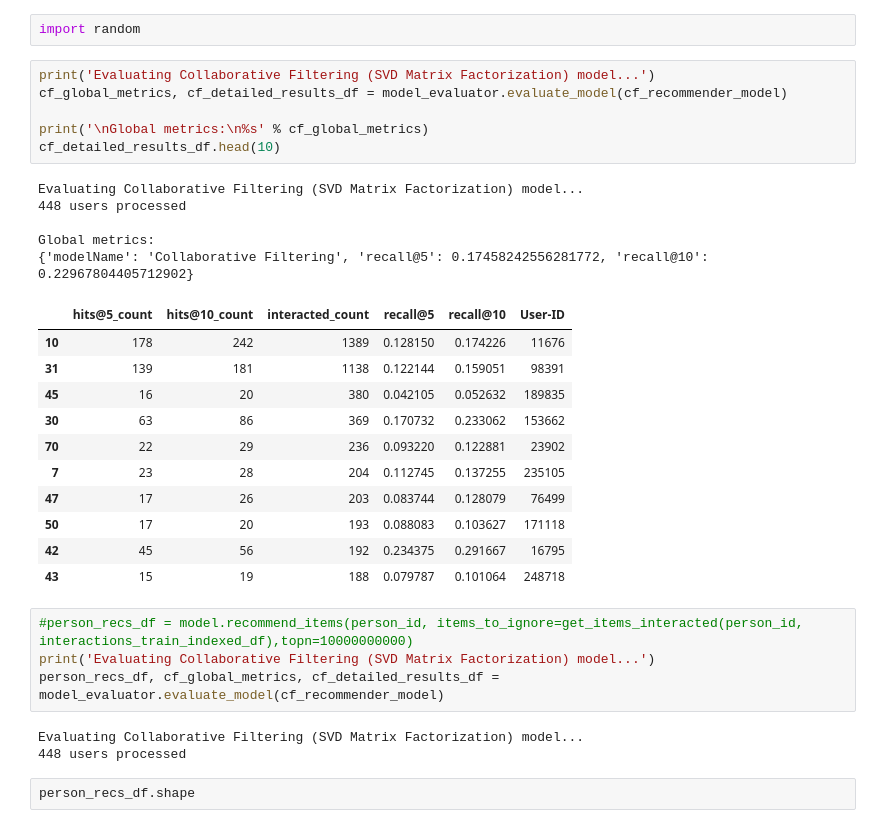
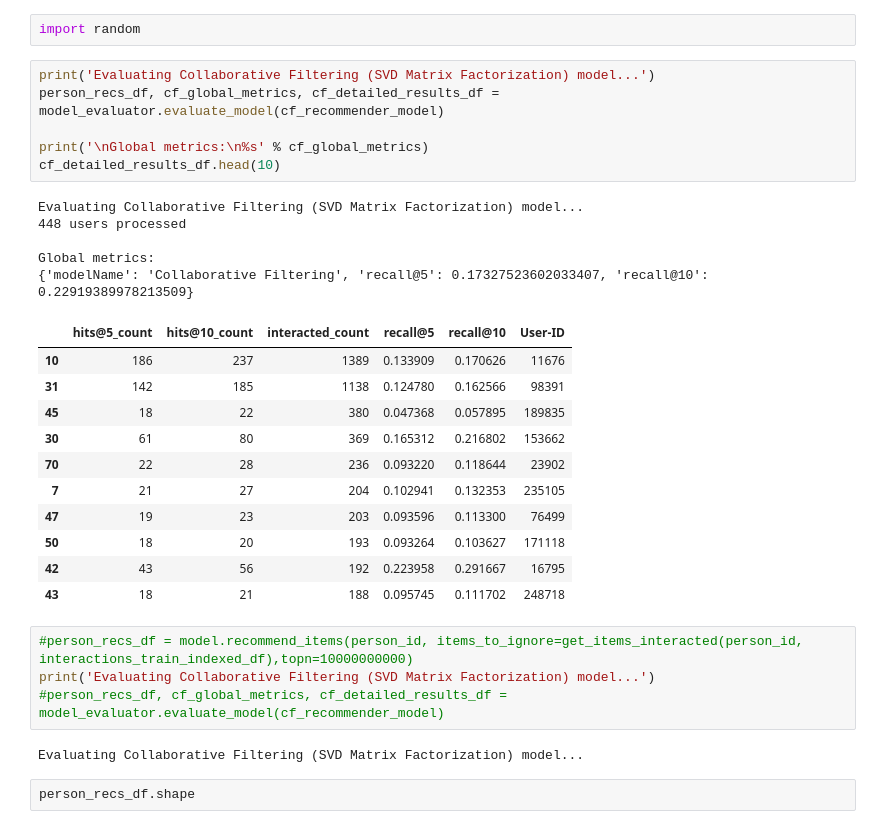
Before and after one commit to Kaizensk/Book-Recommender-System, a Jupyter notebook: ShwetaKumari_Book_Recommendation.ipynb, the cells around one changed output. Drawn from its saved outputs; the diff is of its cells as text.

```diff
--- a/ShwetaKumari_Book_Recommendation.ipynb
+++ b/ShwetaKumari_Book_Recommendation.ipynb
@@ -868,34 +868,33 @@ model_evaluator = ModelEvaluator()
 import random
 # %%
 print('Evaluating Collaborative Filtering (SVD Matrix Factorization) model...')
-cf_global_metrics, cf_detailed_results_df = model_evaluator.evaluate_model(cf_recommender_model)
+person_recs_df, cf_global_metrics, cf_detailed_results_df = model_evaluator.evaluate_model(cf_recommender_model)
 
 print('\nGlobal metrics:\n%s' % cf_global_metrics)
 cf_detailed_results_df.head(10)
 # %% [output]
 Evaluating Collaborative Filtering (SVD Matrix Factorization) model...
 448 users processed
 
 Global metrics:
-{'modelName': 'Collaborative Filtering', 'recall@5': 0.17458242556281772, 'recall@10': 0.22967804405712902}
+{'modelName': 'Collaborative Filtering', 'recall@5': 0.17327523602033407, 'recall@10': 0.22919389978213509}
 |  | hits@5_count | hits@10_count | interacted_count | recall@5 | recall@10 | User-ID |
-| 10 | 178 | 242 | 1389 | 0.128150 | 0.174226 | 11676 |
-| 31 | 139 | 181 | 1138 | 0.122144 | 0.159051 | 98391 |
-| 45 | 16 | 20 | 380 | 0.042105 | 0.052632 | 189835 |
-| 30 | 63 | 86 | 369 | 0.170732 | 0.233062 | 153662 |
-| 70 | 22 | 29 | 236 | 0.093220 | 0.122881 | 23902 |
-| 7 | 23 | 28 | 204 | 0.112745 | 0.137255 | 235105 |
-| 47 | 17 | 26 | 203 | 0.083744 | 0.128079 | 76499 |
-| 50 | 17 | 20 | 193 | 0.088083 | 0.103627 | 171118 |
-| 42 | 45 | 56 | 192 | 0.234375 | 0.291667 | 16795 |
-| 43 | 15 | 19 | 188 | 0.079787 | 0.101064 | 248718 |
+| 10 | 186 | 237 | 1389 | 0.133909 | 0.170626 | 11676 |
+| 31 | 142 | 185 | 1138 | 0.124780 | 0.162566 | 98391 |
+| 45 | 18 | 22 | 380 | 0.047368 | 0.057895 | 189835 |
+| 30 | 61 | 80 | 369 | 0.165312 | 0.216802 | 153662 |
+| 70 | 22 | 28 | 236 | 0.093220 | 0.118644 | 23902 |
+| 7 | 21 | 27 | 204 | 0.102941 | 0.132353 | 235105 |
+| 47 | 19 | 23 | 203 | 0.093596 | 0.113300 | 76499 |
+| 50 | 18 | 20 | 193 | 0.093264 | 0.103627 | 171118 |
+| 42 | 43 | 56 | 192 | 0.223958 | 0.291667 | 16795 |
+| 43 | 18 | 21 | 188 | 0.095745 | 0.111702 | 248718 |
 # %%
 #person_recs_df = model.recommend_items(person_id, items_to_ignore=get_items_interacted(person_id, interactions_train_indexed_df),topn=10000000000)
 print('Evaluating Collaborative Filtering (SVD Matrix Factorization) model...')
-person_recs_df, cf_global_metrics, cf_detailed_results_df = model_evaluator.evaluate_model(cf_recommender_model)
+#person_recs_df, cf_global_metrics, cf_detailed_results_df = model_evaluator.evaluate_model(cf_recommender_model)
 # %% [output]
 Evaluating Collaborative Filtering (SVD Matrix Factorization) model...
-448 users processed
 # %%
 person_recs_df.shape
 # %% [output]
```
Also changed, not shown: parts of 16 cells of this notebook.
